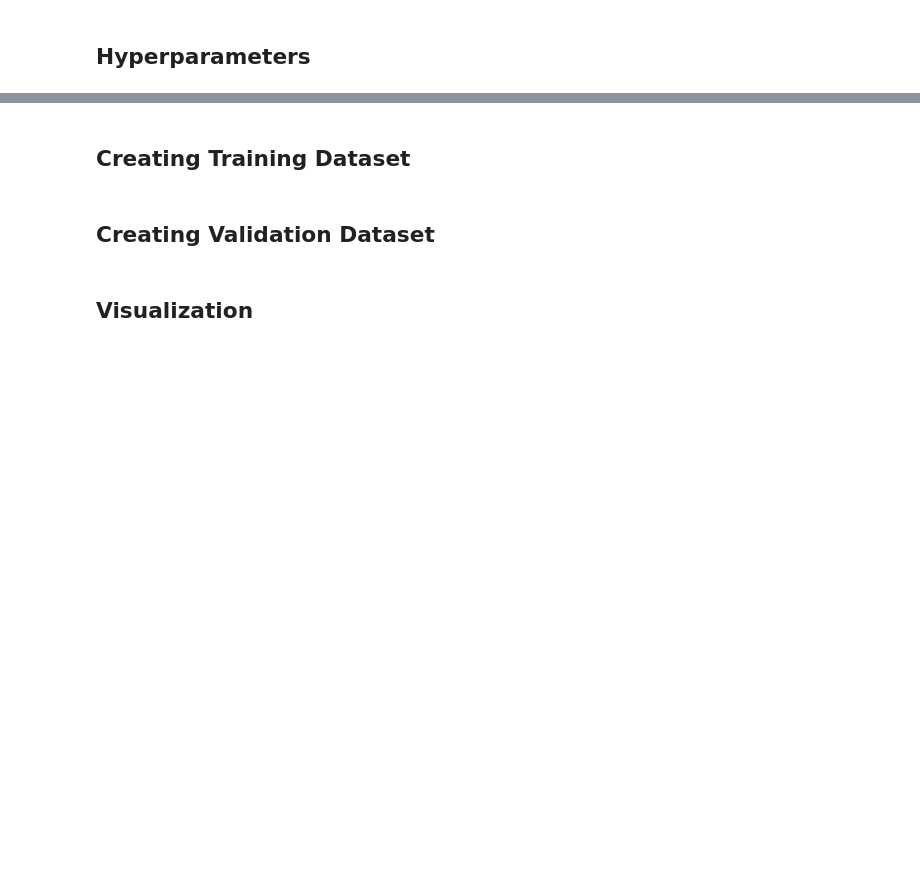
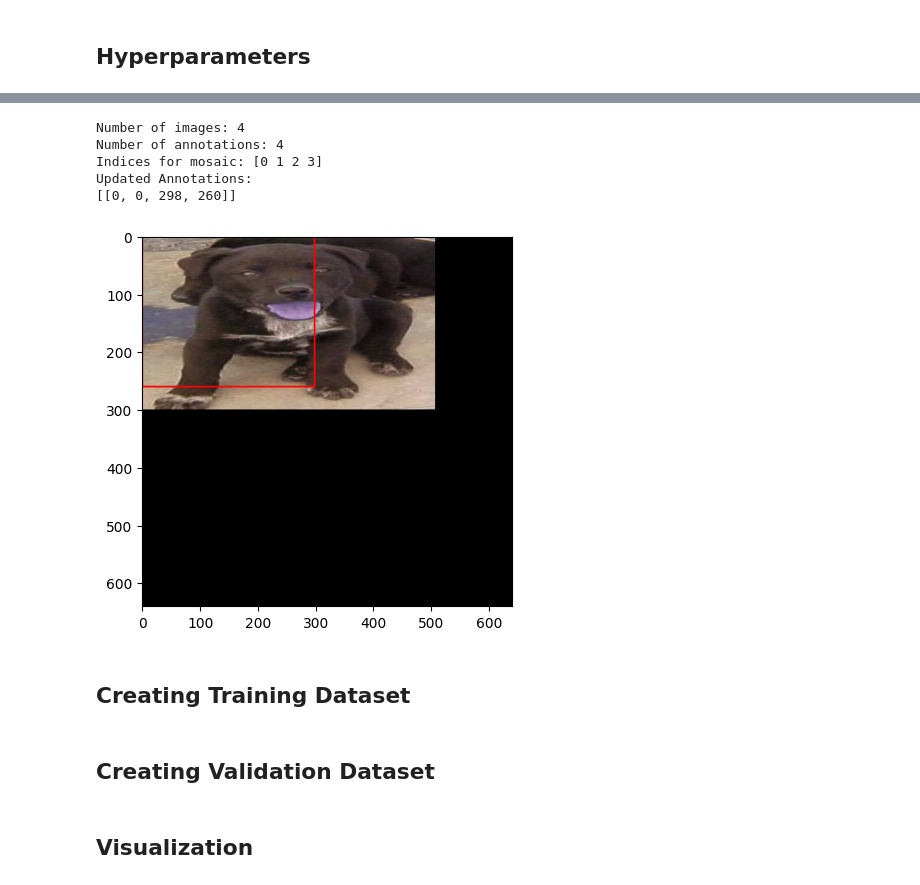
Before and after one commit to andreaallegr/TF-Yolo8, a Jupyter notebook: finetuning/TF_yolov8_finetuning.ipynb, the cells around one changed output, grey strips where cells are left out. Cells and saved outputs as stored; diff of their text form; code cells hidden in the pictures; blank space fills up the shorter version.

Commit message:
bozza mosaic

```diff
--- a/finetuning/TF_yolov8_finetuning.ipynb
+++ b/finetuning/TF_yolov8_finetuning.ipynb
@@ -151,3 +240,52 @@ def get_data(path, num_examples=0):
+# %%
+def augment_mosaic(image_path, save_path, n_max_image, n_mosaic_images, scale_range):
+    xml_files = GetDataFiles(image_path)
+    np.random.seed(42)
+    np.random.shuffle(xml_files)
+    for i in range(0, n_max_image):
+        mosiac_image_list = []
+        mosiac_bbox_list = []
+        mosiac_bbox_class = []
+        for y in range(0, n_mosaic_images):
+            idx = i+y
+            path_image, boxes, class_id = parse_annotation(xml_files[idx], image_path)
+            mosiac_image_list.append(path_image)
+            mosiac_bbox_list.append(boxes)
+            mosiac_bbox_class.append(class_id)
+
+        idxs = np.arange(n_mosaic_images)
+
+        output_size = (640, 640)  # Dimensions of the final mosaic image
+        filter_scale = 20  # Optional filter for bounding box sizes
+
+        # Debugging - Print out values for inspection
+        print("Number of images:", len(mosiac_image_list))
+        print("Number of annotations:", len(mosiac_bbox_list))
+        print("Indices for mosaic:", idxs)
+
+        # Call the mosaic function
+        mosaic_img, updated_annotations, updated_classes = create_mosaic(mosiac_image_list, mosiac_bbox_list, mosiac_bbox_class, idxs, output_size, scale_range, filter_scale)
+
+        i=0
+        for ann in updated_annotations:
+            color =  (255, 0, 0) if updated_classes[i] == 0 else  (255, 255, 0)
+            cv2.rectangle(mosaic_img, (ann[0], ann[1]), (ann[2], ann[3]), color, 2 )
+            i+=1
+
+        imgplot = plt.imshow(mosaic_img)
+
+        # Access and use the updated_annotations for further processing
+        print("Updated Annotations:")
+        print(updated_annotations)
+# %%
+augment_mosaic(path_train, path_train, 1, 4, (0.4, 0.8))
+# %% [output]
+Number of images: 4
+Number of annotations: 4
+Indices for mosaic: [0 1 2 3]
+Updated Annotations:
+[[0, 0, 298, 260]]
+[figure, added]
 # %%
 train_data = get_data(path_train, debug_size_train)
 val_data = get_data(path_valid, debug_size_valid)
```
Also changed, not shown: parts of 9 cells of this notebook.
